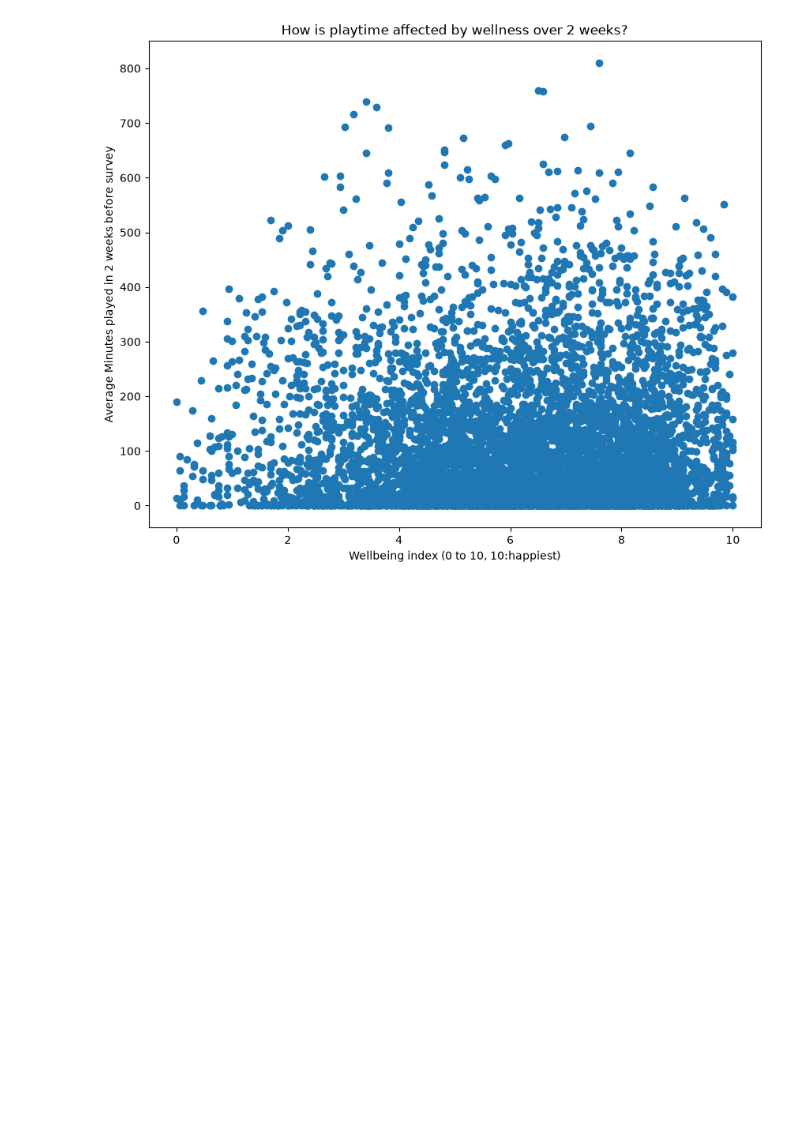
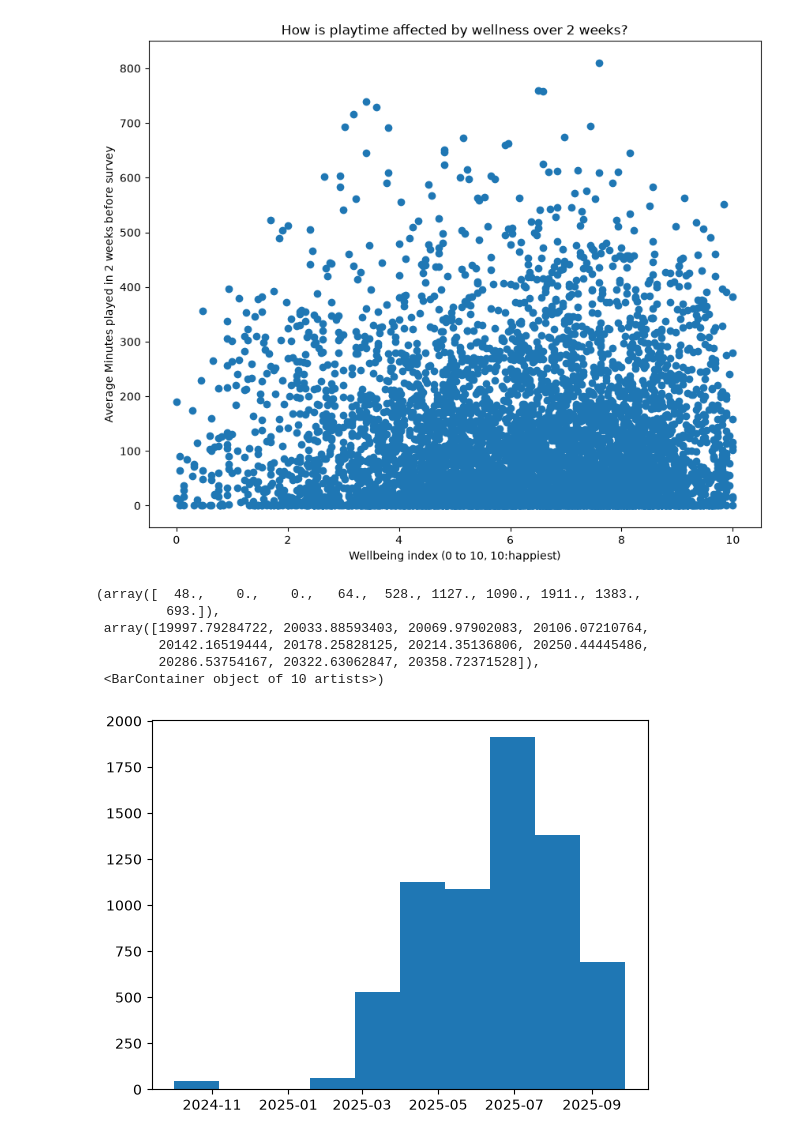
Before and after one commit to jinalpawar/Open_Play_Analysis, a Jupyter notebook: eda-jinal.ipynb, the cells around one changed output. Drawn from its saved outputs; the diff is of its cells as text; code cells hidden in the pictures; blank space fills up the shorter version.

Commit message:
Trump win effect check, wellbeing v/s playtime, new game release effect

```diff
--- a/eda-jinal.ipynb
+++ b/eda-jinal.ipynb
@@ -259,7 +256,7 @@ survey_biweekly
 # %%
 
 def playtime_2weeks(row):
-    if row.name % 10 == 0:
+    if row.name % 50 == 0:
         print(row.name)
 
     return gaming_logs[(gaming_logs.pid == row.pid) & (row.date - timedelta(days=14) < gaming_logs.session_start) & (gaming_logs.session_start < row.date)].duration.sum()/14
@@ -329,3 +326,15 @@ plt.title("How is playtime affected by wellness over 2 weeks?")
 plt.show()
 # %% [output]
 [figure]
+# %%
+# games released between which dates should we consider? Survey biweekly ie wellbeing index will only be available for certain dates.
+
+plt.hist(survey_biweekly.date)
+# %% [output]
+(array([  48.,    0.,    0.,   64.,  528., 1127., 1090., 1911., 1383.,
+         693.]),
+ array([19997.79284722, 20033.88593403, 20069.97902083, 20106.07210764,
+        20142.16519444, 20178.25828125, 20214.35136806, 20250.44445486,
+        20286.53754167, 20322.63062847, 20358.72371528]),
+ <BarContainer object of 10 artists>)
+[figure, added]
```
Also changed, not shown: parts of 8 cells of this notebook.
